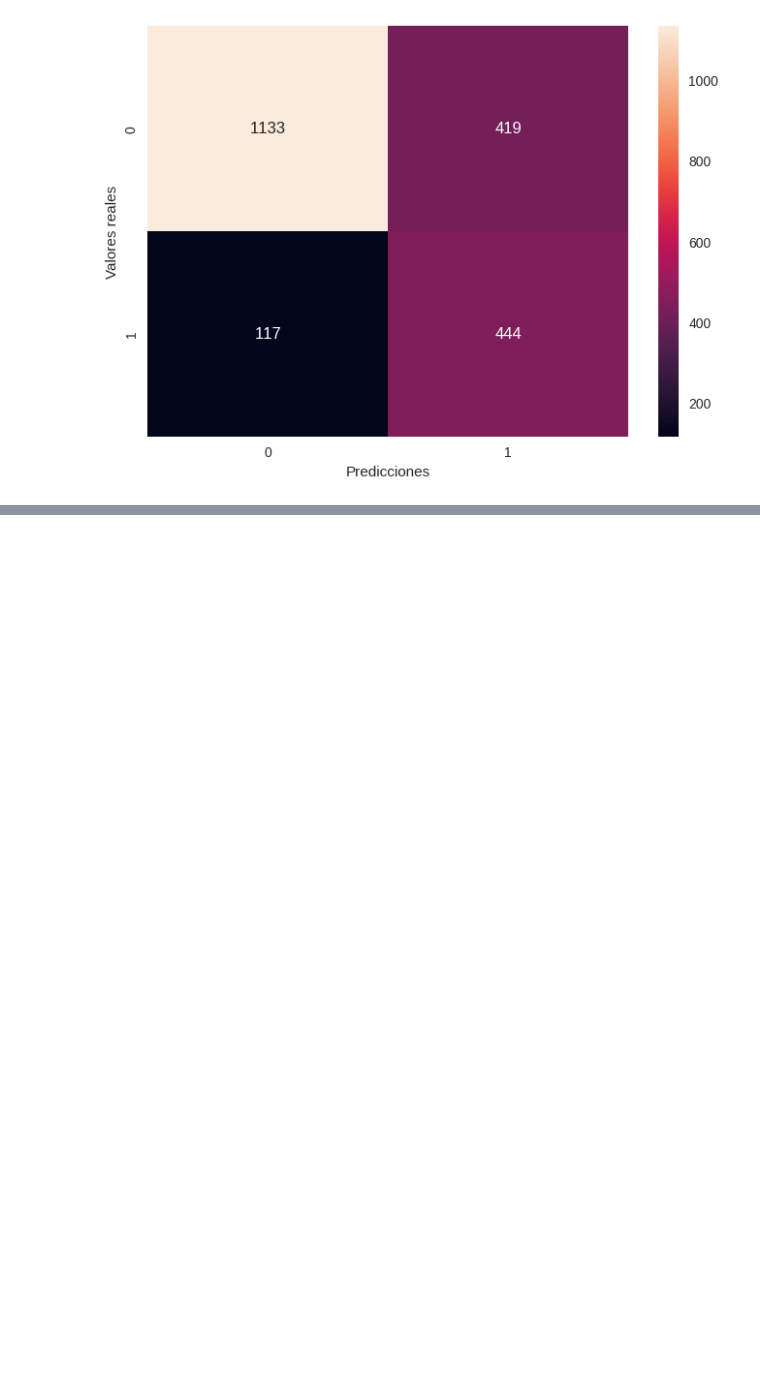
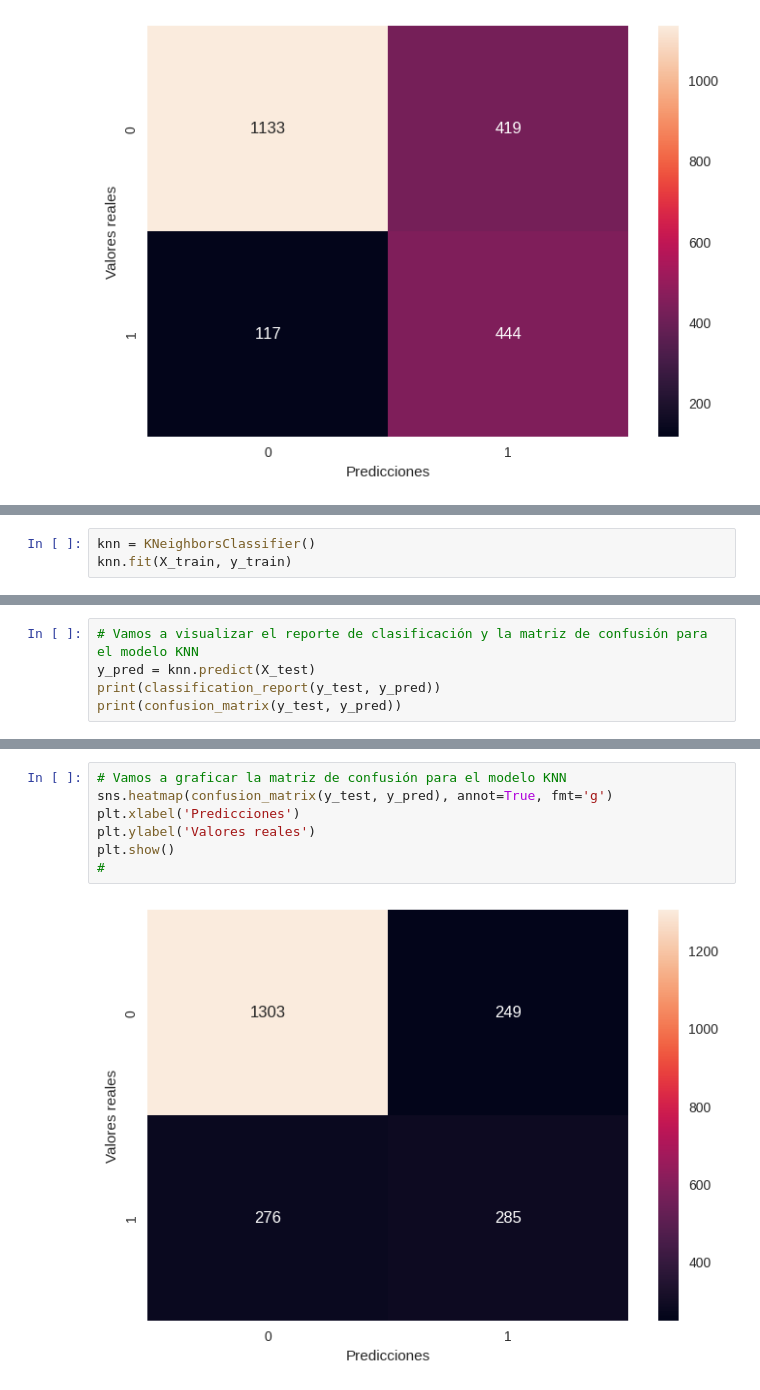
Before and after one commit to Starleen1996/TelecomX_Parte2_Latam_Predicci-n_Modelos, a Jupyter notebook: TelecomX_LATAM_Parte2_Predicción_Modelos_Actualizado.ipynb, the cells around one changed output, grey strips where cells are left out. Cells and saved outputs as stored; diff of their text form; blank space fills up the shorter version.

```diff
--- a/TelecomX_LATAM_Parte2_Predicción_Modelos_Actualizado.ipynb
+++ b/TelecomX_LATAM_Parte2_Predicción_Modelos_Actualizado.ipynb
@@ -972,0 +955,3 @@ Evalúa la necesidad de normalizar o estandarizar los datos, según los modelos
+# %%
+knn = KNeighborsClassifier()
+knn.fit(X_train, y_train)
@@ -972,0 +968,5 @@ Evalúa la necesidad de normalizar o estandarizar los datos, según los modelos
+# %%
+# Vamos a visualizar el reporte de clasificación y la matriz de confusión para el modelo KNN
+y_pred = knn.predict(X_test)
+print(classification_report(y_test, y_pred))
+print(confusion_matrix(y_test, y_pred))
@@ -972,0 +985,9 @@ Evalúa la necesidad de normalizar o estandarizar los datos, según los modelos
+# %%
+# Vamos a graficar la matriz de confusión para el modelo KNN
+sns.heatmap(confusion_matrix(y_test, y_pred), annot=True, fmt='g')
+plt.xlabel('Predicciones')
+plt.ylabel('Valores reales')
+plt.show()
+#
+# %% [output]
+[figure, added]
```
Also changed, not shown: parts of 20 cells of this notebook.
